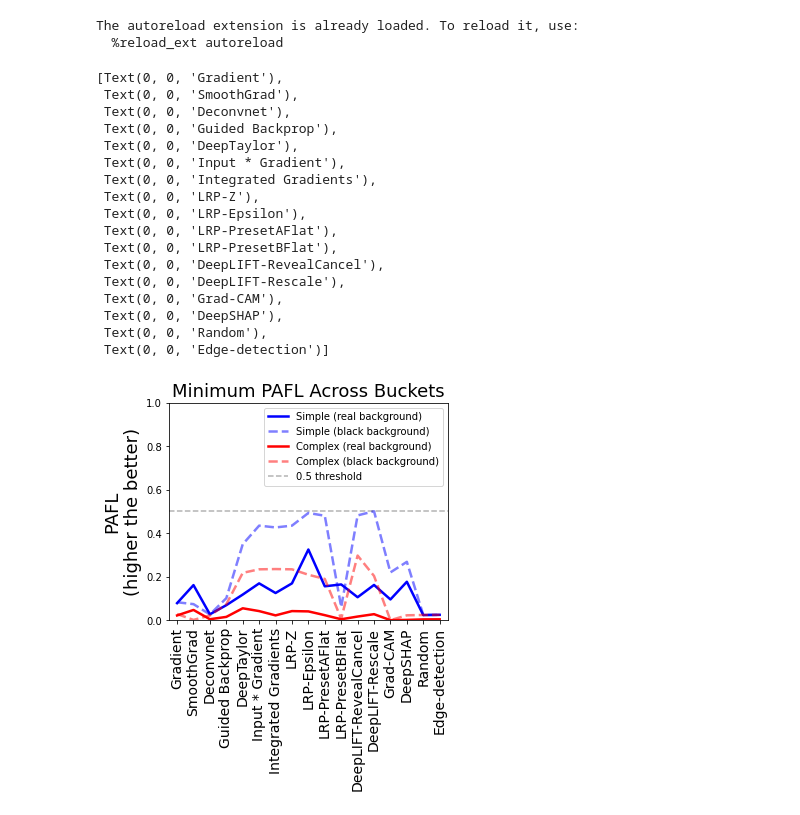
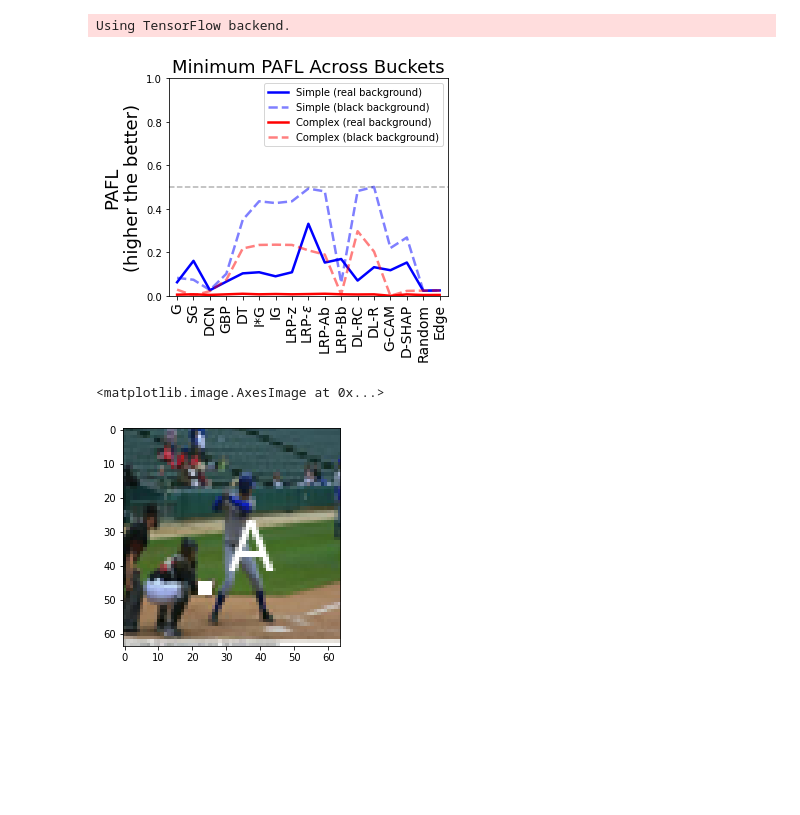
Before and after one commit to wnstlr/SMERF, a Jupyter notebook: notebooks/comparison-backgrounds.ipynb, the cells around one changed output. Cells and saved outputs as stored; diff of their text form; code cells hidden in the pictures; blank space fills up the shorter version.

Commit message:
Added architecture experiments and real background experiments.

```diff
--- a/notebooks/comparison-backgrounds.ipynb
+++ b/notebooks/comparison-backgrounds.ipynb
@@ -16,11 +16,13 @@ import pickle
 import os
 import glob
 
-CACHE_DIR = '../outputs/cache'
+
+# NOTE: set up cache directory for results containing real-background results
+CACHE_DIR = '../outputs_bb/cache'
 if not os.path.exists(CACHE_DIR):
     os.mkdir(CACHE_DIR)
 
-PLOT_DIR = '../outputs/plots'
+PLOT_DIR = '../outputs_bb/plots'
 if not os.path.exists(PLOT_DIR):
     os.mkdir(PLOT_DIR)
 
@@ -29,10 +31,9 @@ methods_name =  os.path.join(CACHE_DIR, 'methods_%0.2f.pkl'%exp_no)
 methods = pickle.load(open(methods_name, 'rb'))
 methods = [m[3] for m in methods][1:]
 
-BASE_CACHE_DIR = '../ref/cache' # CACHE directory for the original results (black background)
+BASE_CACHE_DIR = '../ref/cache' # NOTE: set up cache directory for the original results (black background)
 # %% [output]
-The autoreload extension is already loaded. To reload it, use:
-  %reload_ext autoreload
+Using TensorFlow backend.
 # %%
 import glob
 method_idx = [0, 1, 2, 3, 4, 6, 8, 11, 13, 14]
@@ -72,7 +73,7 @@ simple_min = np.min(p_results, axis=0)
 
 p_results = []
 s_results = []
-for s in [3.71,3.72,3.73,3.74]:
+for s in [1.2,3.71,3.72,3.73,3.74]:
     bucket_results = sorted(glob.glob(os.path.join(CACHE_DIR, "metrics_%s_%0.2f_*.npy"%(metric_type, s))))
     ids = sorted([int(x.split('_')[-1][:-4]) for x in bucket_results])
     for i in ids:
@@ -108,7 +109,7 @@ simple_min_base = np.min(p_results, axis=0)
 
 p_results = []
 s_results = []
-for s in [3.72,3.73]:
+for s in [1.2,3.72,3.73]:
     bucket_results = sorted(glob.glob(os.path.join(BASE_CACHE_DIR, "metrics_%s_%0.2f_*.npy"%(metric_type, s))))
     ids = sorted([int(x.split('_')[-1][:-4]) for x in bucket_results])
     for i in ids:
@@ -127,42 +128,52 @@ complex_min_base = np.nan_to_num(complex_min_base)
 # %%
 fig, axs = plt.subplots(1,1, figsize=(5,4))
 axs.plot(simple_min, 'b-', label='Simple (real background)', linewidth=2.5)
 axs.plot(simple_min_base, 'b--', alpha=0.5, label='Simple (black background)', linewidth=2.5)
 axs.plot(complex_min, 'r-', label='Complex (real background)', linewidth=2.5)
 axs.plot(complex_min_base, 'r--',  alpha=0.5,label='Complex (black background)', linewidth=2.5)
-axs.plot([-1, len(methods)], [0.5,0.5], 'k--', alpha=0.3,  label='0.5 threshold')
 axs.set_ylim([0, 1.0])
 # axs[0].set_ylim([0, 0.006])
 #axs.set(xticks=range(len(methods)), xticklabels=methods)
 #axs.set_xticklabels(methods, rotation=90, fontsize=18)
 #axs.set_xticks(())
 axs.set_xlim([-0.5, len(methods)-0.5])
 if metric_type == 'plain_single':
     axs.set_title('Minimum PIOU Across Buckets', fontsize=18)
     axs.set_ylabel('IOU\n(higher the better)', fontsize=18)
 elif metric_type == 'weighted':
     axs.set_title('Minimum PAFL Across Buckets', fontsize=18)
     axs.set_ylabel('PAFL\n(higher the better)', fontsize=18)
 axs.legend()
 axs.set_xticks(range(complex_min_base.shape[0]))
+
+methods = [
+    'G',
+    'SG',
+    'DCN',
+    'GBP',
+    'DT',
+    'I*G',
+    'IG',
+    'LRP-z',
+    'LRP-$\epsilon$',
+    'LRP-Ab',
+    'LRP-Bb',
+    'DL-RC',
+    'DL-R',
+    'G-CAM',
+    'D-SHAP',
+    'Random',
+    'Edge'
+]
+axs.plot([-1, len(methods)], [0.5,0.5], 'k--', alpha=0.3,  label='0.5 threshold')
 axs.set_xticklabels(methods, rotation=90, fontsize=14)
-#plt.savefig(os.path.join(PLOT_DIR, 'comparison-bg.pdf'), dpi=200, bbox_inches='tight')
+plt.savefig(os.path.join(PLOT_DIR, 'comparison-bg-update.pdf'), dpi=200, bbox_inches='tight')
 # %% [output]
-[Text(0, 0, 'Gradient'),
- Text(0, 0, 'SmoothGrad'),
- Text(0, 0, 'Deconvnet'),
- Text(0, 0, 'Guided Backprop'),
- Text(0, 0, 'DeepTaylor'),
- Text(0, 0, 'Input * Gradient'),
- Text(0, 0, 'Integrated Gradients'),
- Text(0, 0, 'LRP-Z'),
- Text(0, 0, 'LRP-Epsilon'),
- Text(0, 0, 'LRP-PresetAFlat'),
- Text(0, 0, 'LRP-PresetBFlat'),
- Text(0, 0, 'DeepLIFT-RevealCancel'),
- Text(0, 0, 'DeepLIFT-Rescale'),
- Text(0, 0, 'Grad-CAM'),
- Text(0, 0, 'DeepSHAP'),
- Text(0, 0, 'Random'),
- Text(0, 0, 'Edge-detection')]
-[figure, old version]
+[figure, new version]
+# %%
+# plot some samples
+results = pickle.load(open(os.path.join(CACHE_DIR, 'result_3.71_5.pkl'), 'rb'))
+plt.imshow(results[0][0])
+# %% [output]
+<matplotlib.image.AxesImage at 0x...>
+[figure, added]
```
Also changed, not shown: 12 other files.
